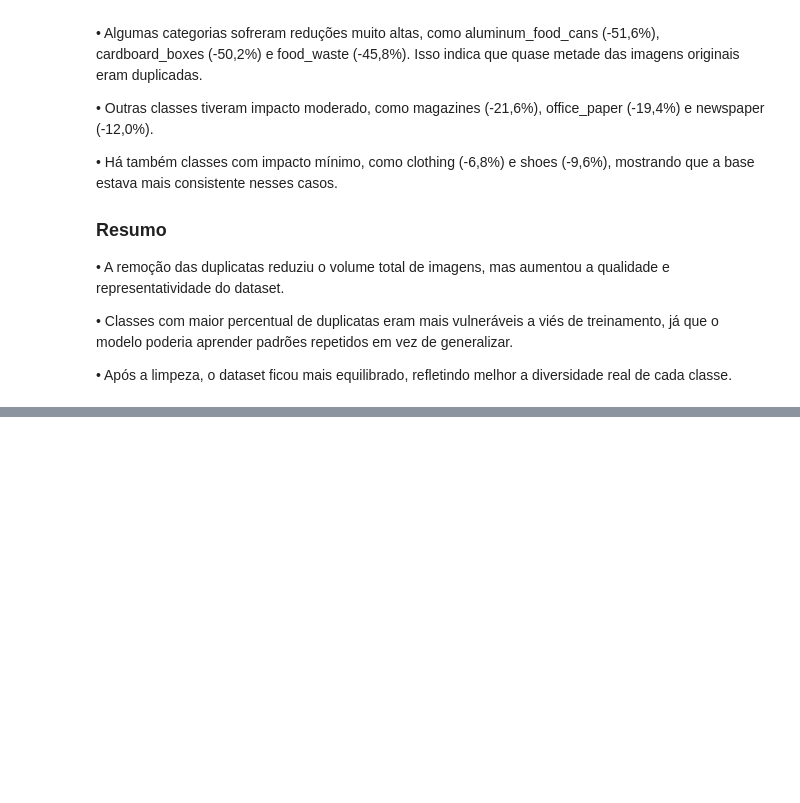
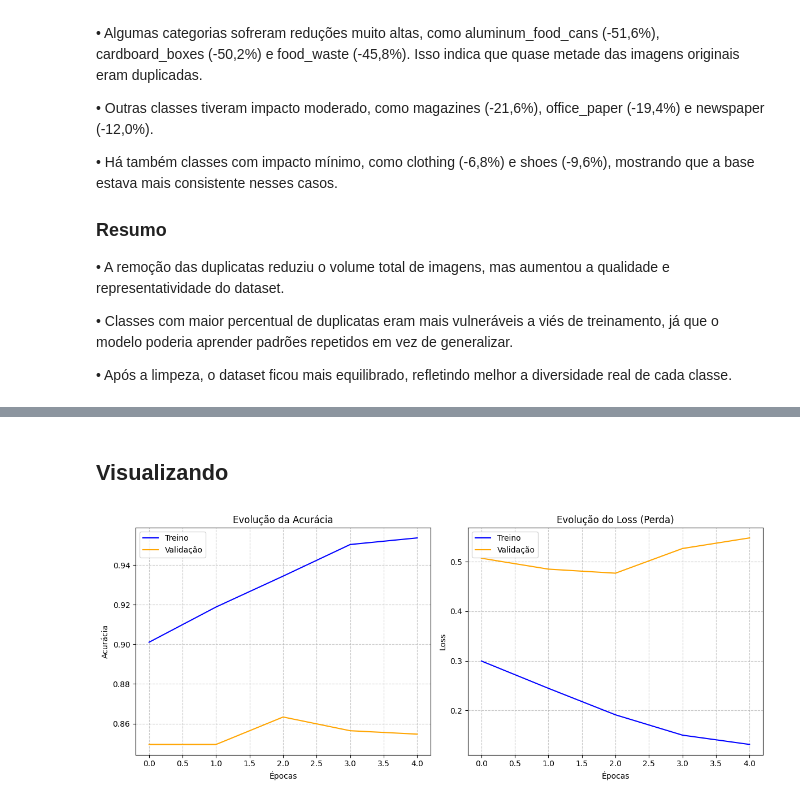
Before and after one commit to elianramon/Machine_Learning_AvaBootcamp_2026.1, a Jupyter notebook: Equipe_2ipynb.ipynb, the cells around one changed output, grey strips where cells are left out. Cells and saved outputs as stored; diff of their text form; code cells hidden in the pictures; blank space fills up the shorter version.

```diff
--- a/Equipe_2ipynb.ipynb
+++ b/Equipe_2ipynb.ipynb
@@ -475,0 +498,15 @@ A limpeza do dataset teve um efeito significativo em várias classes. O heatmap
+# %%
+# 1. Extrair apenas os nomes (índices) das 10 classes com mais imagens
+top_10_classes = df['labels'].value_counts().nlargest(10).index
+
+# 2. Filtrar o dataframe original para manter APENAS as linhas que estão nesse top 10
+df_filtrado = df[df['labels'].isin(top_10_classes)].copy()
+
+# 3. Resetar o index para manter o dataframe organizado (opcional, mas recomendado)
+df_filtrado = df_filtrado.reset_index(drop=True)
+
+# Visualizar o resultado para confirmar
+print(f"Total de imagens antes: {df.shape[0]}")
+print(f"Total de imagens depois: {df_filtrado.shape[0]}")
+print("\nTop 10 classes mantidas e suas quantidades:")
+print(df_filtrado['labels'].value_counts())
@@ -475,0 +545,3 @@ A limpeza do dataset teve um efeito significativo em várias classes. O heatmap
+# %%
+df = df_filtrado
+df
@@ -480,0 +723,32 @@ A limpeza do dataset teve um efeito significativo em várias classes. O heatmap
+# %% [markdown]
+## Visualizando
+# %%
+# ==========================================
+# PLOTAGEM DE ACURÁCIA E LOSS
+# ==========================================
+plt.figure(figsize=(12, 5))
+
+# Gráfico de Acurácia
+plt.subplot(1, 2, 1)
+plt.plot(history.history['accuracy'], label='Treino', color='blue')
+plt.plot(history.history['val_accuracy'], label='Validação', color='orange')
+plt.title('Evolução da Acurácia')
+plt.xlabel('Épocas')
+plt.ylabel('Acurácia')
+plt.legend()
+plt.grid(True, linestyle='--', alpha=0.7)
+
+# Gráfico de Loss (Perda)
+plt.subplot(1, 2, 2)
+plt.plot(history.history['loss'], label='Treino', color='blue')
+plt.plot(history.history['val_loss'], label='Validação', color='orange')
+plt.title('Evolução do Loss (Perda)')
+plt.xlabel('Épocas')
+plt.ylabel('Loss')
+plt.legend()
+plt.grid(True, linestyle='--', alpha=0.7)
+
+plt.tight_layout()
+plt.show()
+# %% [output]
+[figure, added]
```
Also changed, not shown: parts of 27 cells of this notebook.
